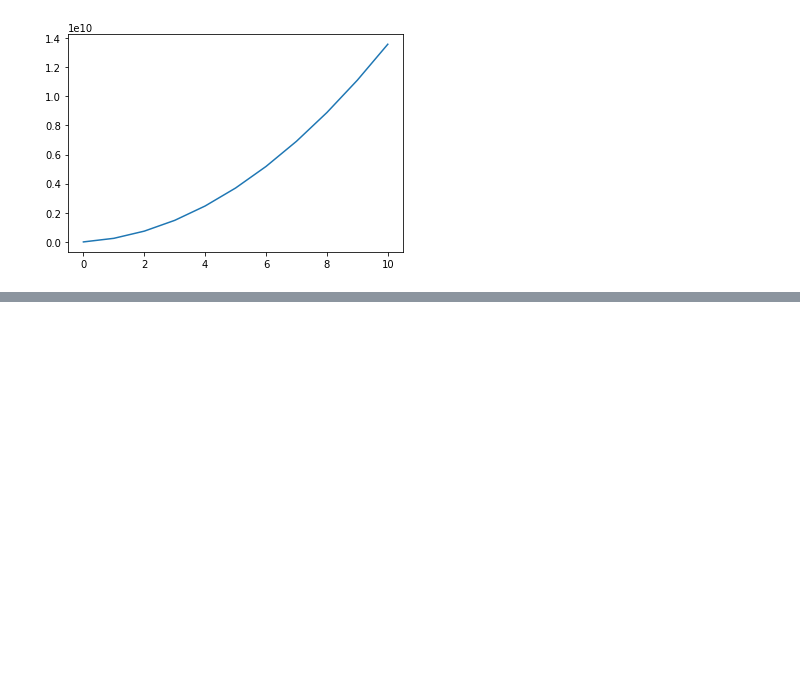
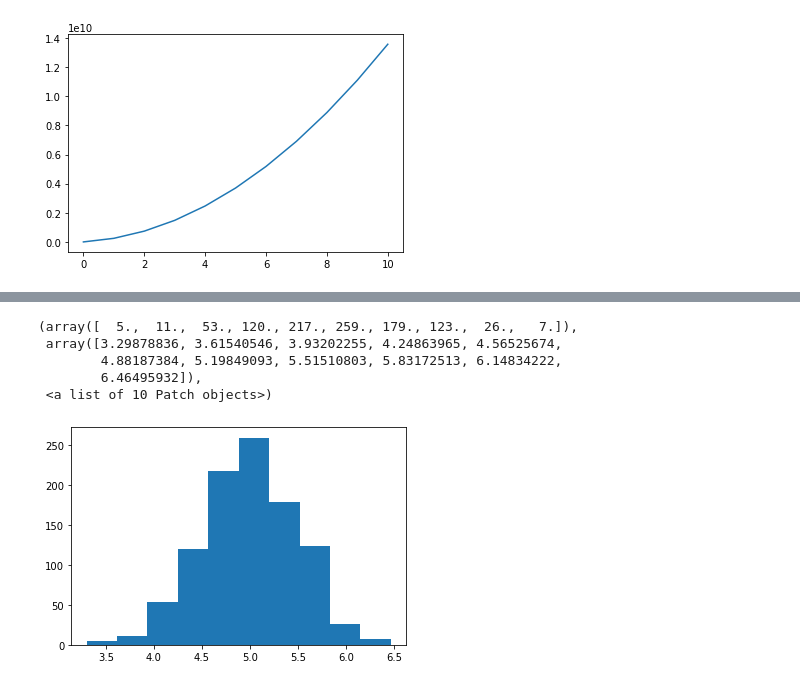
Before and after one commit to k--chow/PRML, a Jupyter notebook: Chapter 1.ipynb, the cells around one changed output, grey strips where cells are left out. Saved outputs shown, nothing was run; the diff lists cells and outputs as text; code cells hidden in the pictures; blank space fills up the shorter version.

```diff
--- a/Chapter 1.ipynb
+++ b/Chapter 1.ipynb
@@ -218,0 +256,10 @@ plt.plot(np.cumsum(hist))
+# %%
+y = 0.5*x + 5
+plt.hist(y)
+# %% [output]
+(array([  5.,  11.,  53., 120., 217., 259., 179., 123.,  26.,   7.]),
+ array([3.29878836, 3.61540546, 3.93202255, 4.24863965, 4.56525674,
+        4.88187384, 5.19849093, 5.51510803, 5.83172513, 6.14834222,
+        6.46495932]),
+ <a list of 10 Patch objects>)
+[figure, added]
```
Also changed, not shown: parts of 25 cells of this notebook.
